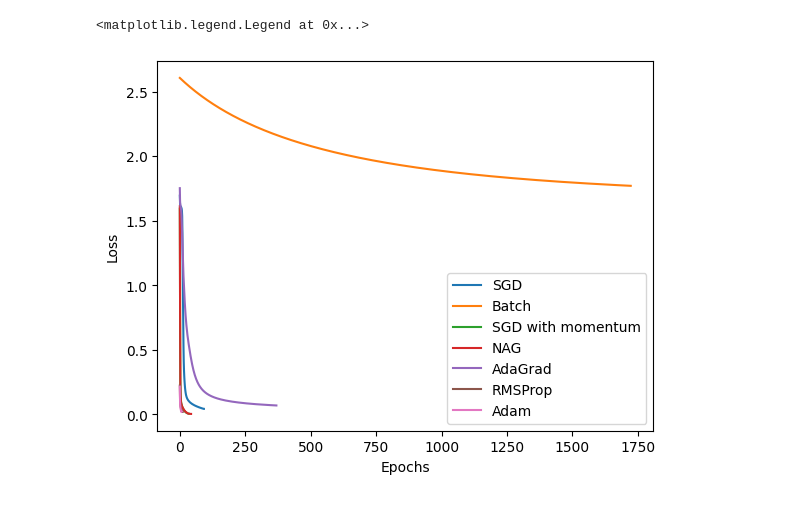
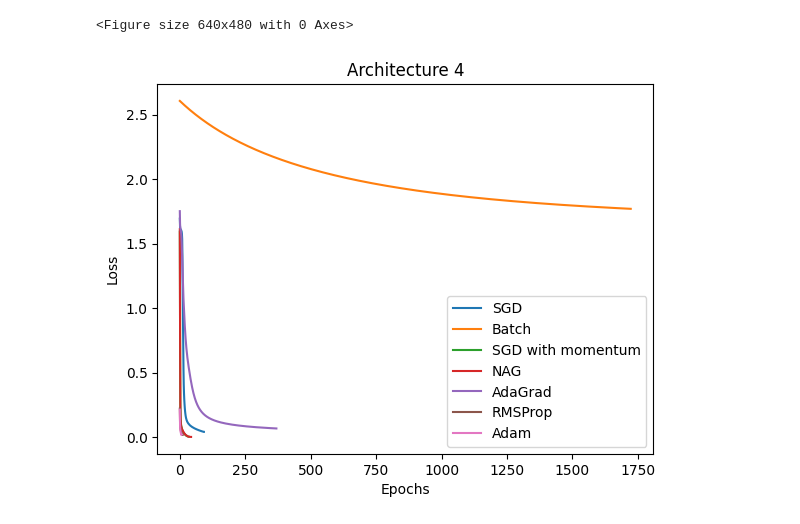
Before and after one commit to imraunav/Deep-Learning-and-Applications, a Jupyter notebook: ProgrammingAssignment3/plots.ipynb, the cells around one changed output. Cells and saved outputs as stored; diff of their text form; code cells hidden in the pictures.

```diff
--- a/ProgrammingAssignment3/plots.ipynb
+++ b/ProgrammingAssignment3/plots.ipynb
@@ -140,19 +315,78 @@ with open("/Users/raunavghosh/Documents/DeepLearning/Assignments/Deep-Learning-a
 with open("/Users/raunavghosh/Documents/DeepLearning/Assignments/Deep-Learning-and-Applications-CS671/ProgrammingAssignment3/Adam_history4.pkl",
           mode= 'rb') as f:
     adam_history4 = pickle.load(f)
+# %%
+plt.plot(sgd_history4['loss'], label='SGD')
+plt.xlabel("Epochs")
+plt.ylabel("Loss")
+plt.legend()
+plt.savefig('Arch4-sgd.png')
+
+plt.clf()
+
+plt.plot(batch_history4['loss'], label='Batch')
+plt.xlabel("Epochs")
+plt.ylabel("Loss")
+plt.legend()
+plt.savefig('Arch4-batch.png')
+
+plt.clf()
+
+plt.plot(sgd_moment_history4['loss'], label='SGD with momentum')
+plt.xlabel("Epochs")
+plt.ylabel("Loss")
+plt.legend()
+plt.savefig('Arch4-sgd-moment.png')
+
+plt.clf()
+
+plt.plot(nag_history4['loss'], label='NAG')
+plt.xlabel("Epochs")
+plt.ylabel("Loss")
+plt.legend()
+plt.savefig('Arch4-nag.png')
+
+plt.clf()
+
+plt.plot(adagrad_history4['loss'], label='AdaGrad')
+plt.xlabel("Epochs")
+plt.ylabel("Loss")
+plt.legend()
+plt.savefig('Arch4-adagrad.png')
+
+plt.clf()
+
+plt.plot(rmsprop_history4['loss'], label='RMSProp')
+plt.xlabel("Epochs")
+plt.ylabel("Loss")
+plt.legend()
+plt.savefig('Arch4-rmsprop.png')
+
+plt.clf()
+
+plt.plot(adam_history4['loss'], label='Adam')
+plt.xlabel("Epochs")
+plt.ylabel("Loss")
+plt.legend()
+plt.savefig('Arch4-adam.png')
+
+plt.clf()
+# %% [output]
+<Figure size 640x480 with 0 Axes>
 # %%
 plt.plot(sgd_history4['loss'], label='SGD')
 plt.plot(batch_history4['loss'], label='Batch')
 plt.plot(sgd_moment_history4['loss'], label='SGD with momentum')
 plt.plot(nag_history4['loss'], label='NAG')
 plt.plot(adagrad_history4['loss'], label='AdaGrad')
 plt.plot(rmsprop_history4['loss'], label='RMSProp')
 plt.plot(adam_history4['loss'], label='Adam')
 
+plt.title('Architecture 4')
 # plt.xlim((0,15))
 plt.xlabel('Epochs')
 plt.ylabel('Loss')
 plt.legend()
+plt.savefig("Arch4-super.png")
 # %% [output]
-<matplotlib.legend.Legend at 0x...>
-[figure, old version]
+[figure, new version]
```
Also changed, not shown: parts of 6 cells of this notebook, 33 other files.
